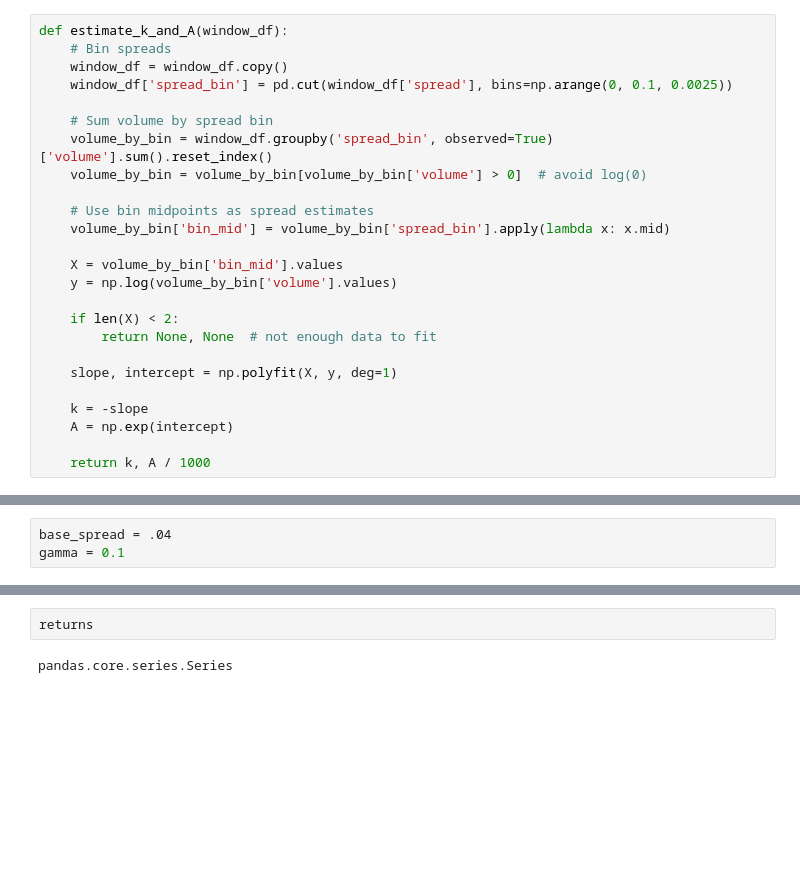
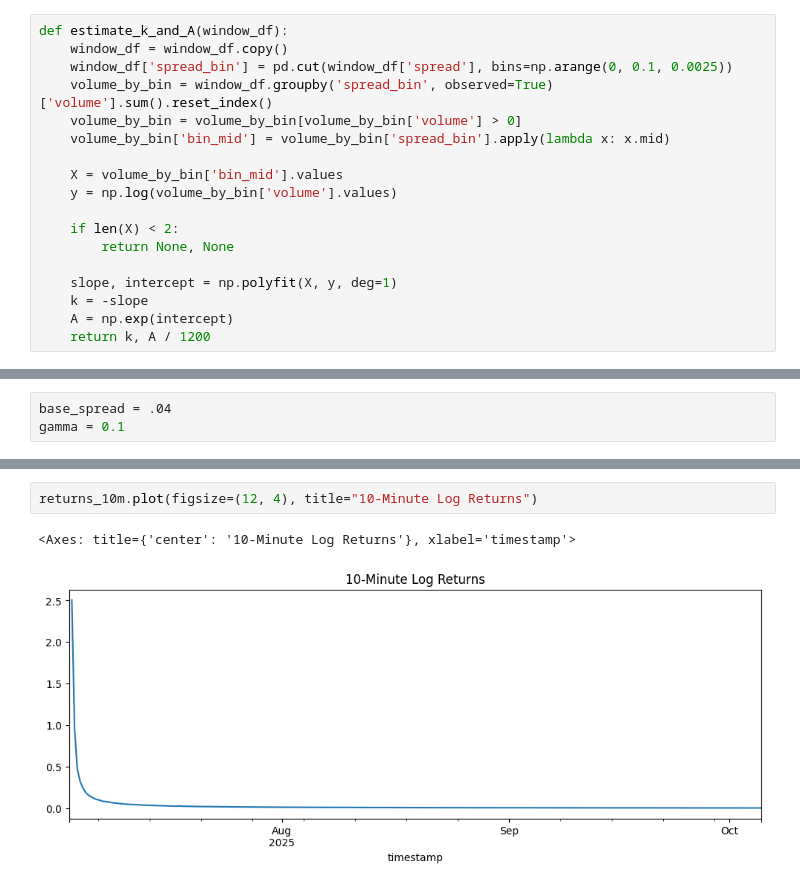
Before and after one commit to dustykeyboard1/BondMarketMaking, a Jupyter notebook: market_making_backtest.ipynb, the cells around one changed output, grey strips where cells are left out. Cells and saved outputs as stored; diff of their text form; blank space fills up the shorter version.

```diff
--- a/market_making_backtest.ipynb
+++ b/market_making_backtest.ipynb
@@ -14,25 +23,18 @@ len(price_book)
 # %%
 def estimate_k_and_A(window_df):
-    # Bin spreads
     window_df = window_df.copy()
     window_df['spread_bin'] = pd.cut(window_df['spread'], bins=np.arange(0, 0.1, 0.0025))
-
-    # Sum volume by spread bin
     volume_by_bin = window_df.groupby('spread_bin', observed=True)['volume'].sum().reset_index()
-    volume_by_bin = volume_by_bin[volume_by_bin['volume'] > 0]  # avoid log(0)
-
-    # Use bin midpoints as spread estimates
+    volume_by_bin = volume_by_bin[volume_by_bin['volume'] > 0]
     volume_by_bin['bin_mid'] = volume_by_bin['spread_bin'].apply(lambda x: x.mid)
 
     X = volume_by_bin['bin_mid'].values
     y = np.log(volume_by_bin['volume'].values)
 
     if len(X) < 2:
-        return None, None  # not enough data to fit
+        return None, None
 
     slope, intercept = np.polyfit(X, y, deg=1)
-
     k = -slope
     A = np.exp(intercept)
-
-    return k, A / 1000
+    return k, A / 1200
@@ -146,4 +190,5 @@ zoomed_returns.cumsum().fillna(0).plot(figsize=(12, 4), title="Log Returns After
 # %%
-returns
+returns_10m.plot(figsize=(12, 4), title="10-Minute Log Returns")
 # %% [output]
-pandas.core.series.Series
+<Axes: title={'center': '10-Minute Log Returns'}, xlabel='timestamp'>
+[figure, added]
```
Also changed, not shown: parts of 10 cells of this notebook, 4 other files.
